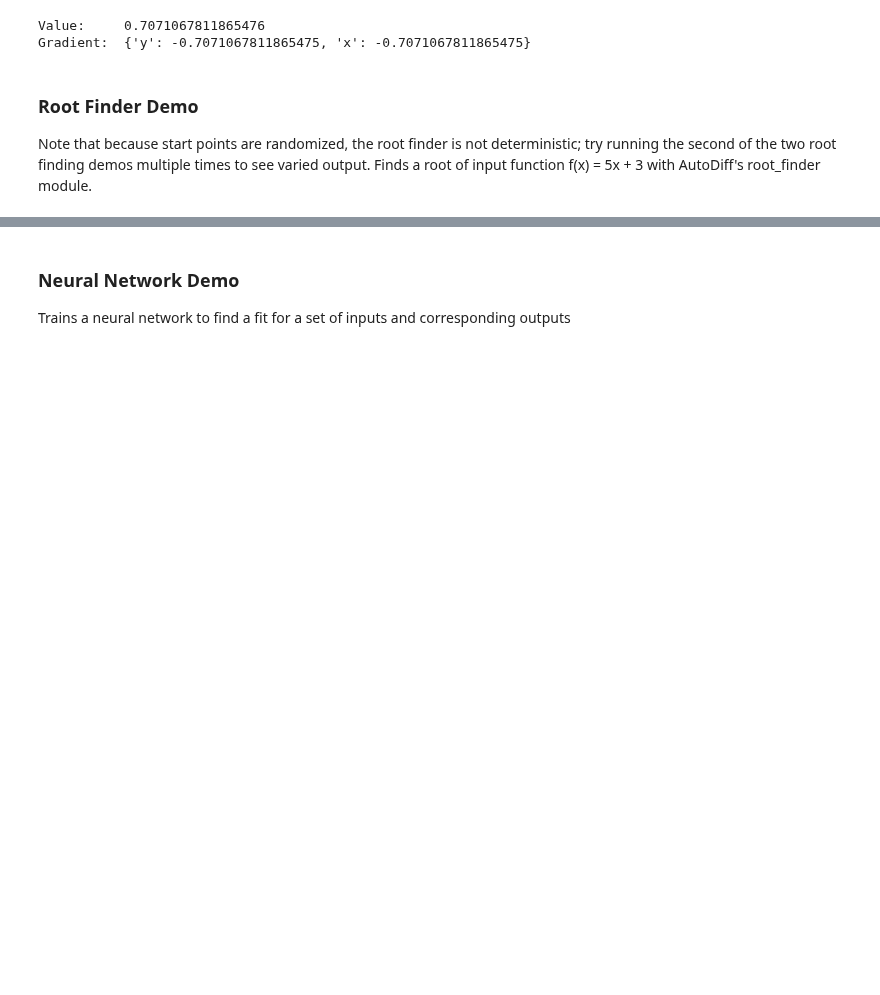
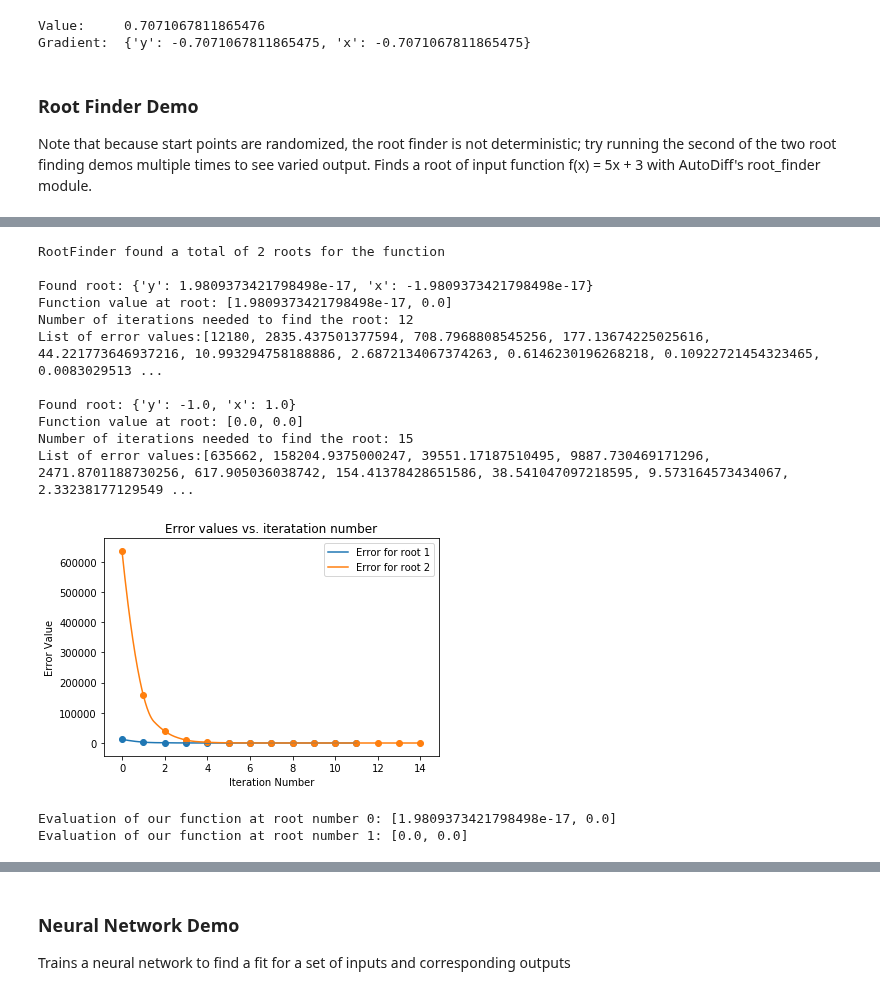
Before and after one commit to autodiff-cs207/AutoDiff, a Jupyter notebook: docs/Documentation.ipynb, the cells around one changed output, grey strips where cells are left out. Cells and saved outputs as stored; diff of their text form; code cells hidden in the pictures; blank space fills up the shorter version.

```diff
--- a/docs/Documentation.ipynb
+++ b/docs/Documentation.ipynb
@@ -158,0 +202,30 @@ for root in roots:
+# %%
+# Demo a vector valued function
+x = Variable('x')
+y = Variable('y')
+
+test_f3 = VectorFunction([x**2+y, y+x])
+results_t3= vectorNewton(test_f3, num_starting_vals=10, verbose=True)
+pretty_print_results(results_t3)
+
+roots = [result[0] for result in results_t3]
+val_at_root = [result[1] for result in results_t3]
+
+for i, root in enumerate(roots):
+    r = test_f3.get_val(root)
+    print("Evaluation of our function at root number {}: {}".format(i,r))
+# %% [output]
+RootFinder found a total of 2 roots for the function
+
+Found root: {'y': 1.9809373421798498e-17, 'x': -1.9809373421798498e-17}
+Function value at root: [1.9809373421798498e-17, 0.0]
+Number of iterations needed to find the root: 12
+List of error values:[12180, 2835.437501377594, 708.7968808545256, 177.13674225025616, 44.221773646937216, 10.993294758188886, 2.6872134067374263, 0.6146230196268218, 0.10922721454323465, 0.0083029513 ...
+
+Found root: {'y': -1.0, 'x': 1.0}
+Function value at root: [0.0, 0.0]
+Number of iterations needed to find the root: 15
+List of error values:[635662, 158204.9375000247, 39551.17187510495, 9887.730469171296, 2471.8701188730256, 617.905036038742, 154.41378428651586, 38.541047097218595, 9.573164573434067, 2.33238177129549 ...
+[figure, added]
+Evaluation of our function at root number 0: [1.9809373421798498e-17, 0.0]
+Evaluation of our function at root number 1: [0.0, 0.0]
```
Also changed, not shown: parts of 11 cells of this notebook, 4 other files.
